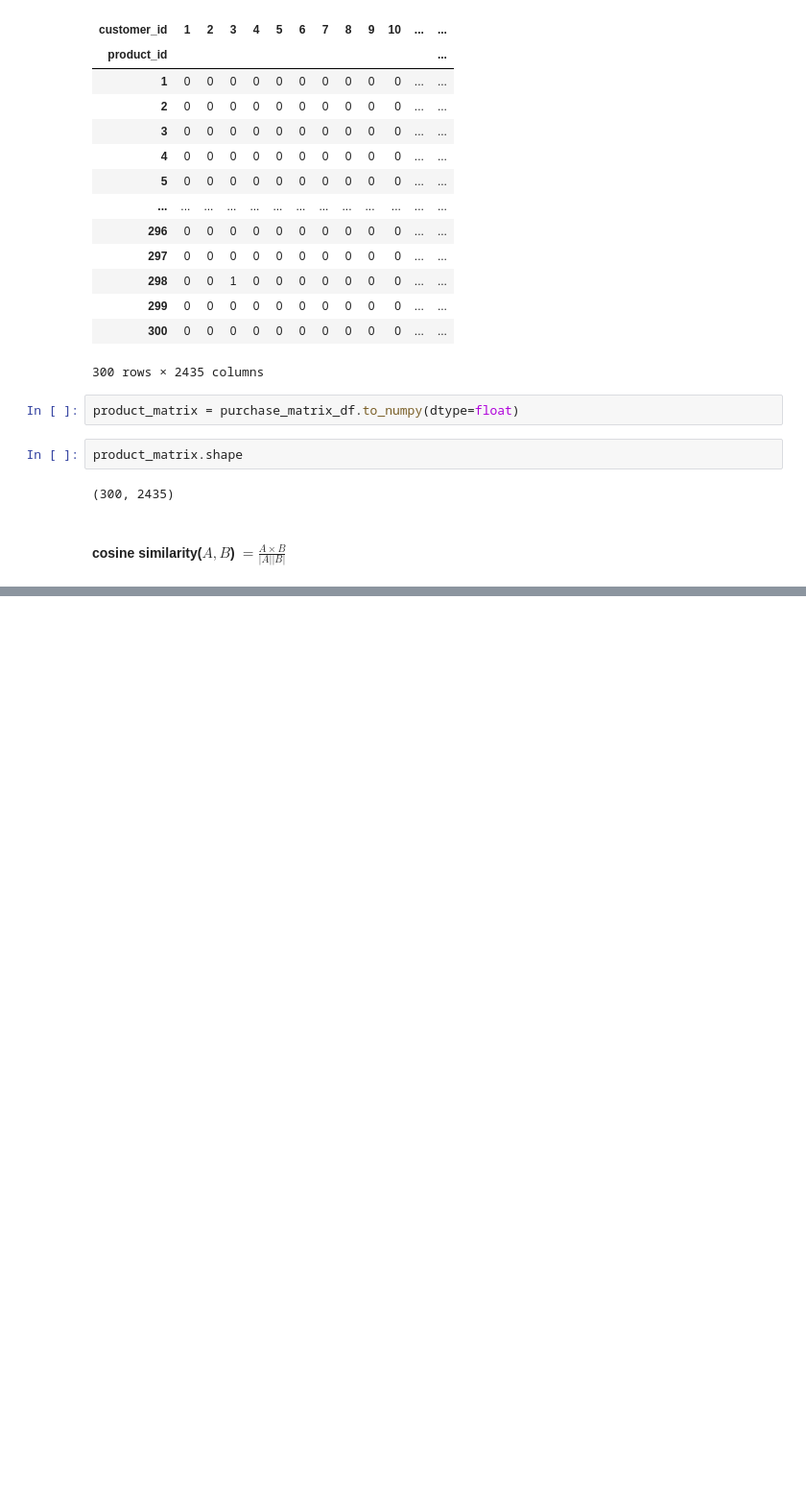
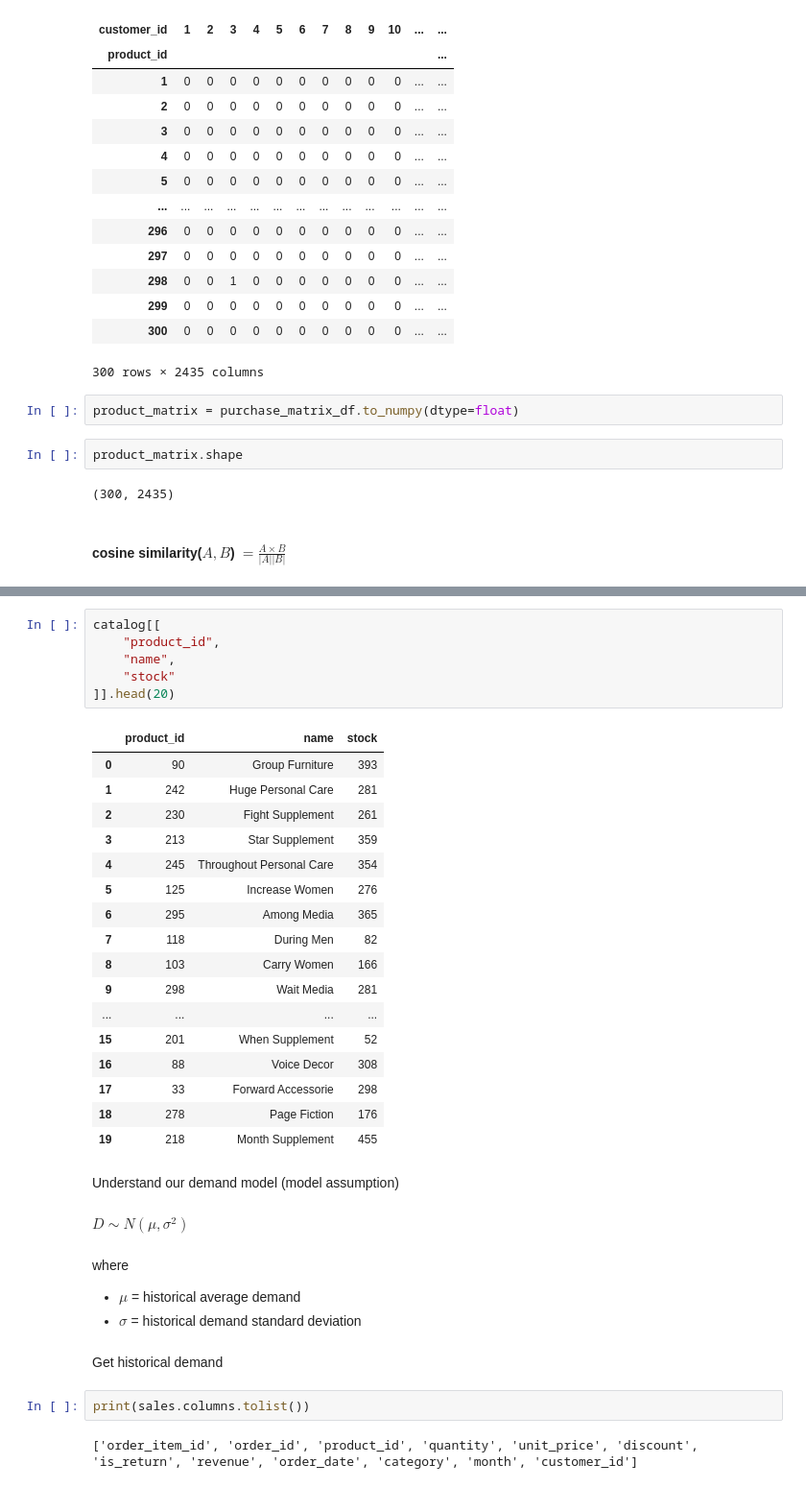
Before and after one commit to Seavmey05/BigData_Final_Project, a Jupyter notebook: Phase 2/phase2+3.ipynb, the cells around one changed output, grey strips where cells are left out. Shown at 96% size. Drawn from its saved outputs; the diff is of its cells as text; blank space fills up the shorter version.

```diff
--- a/Phase 2/phase2+3.ipynb
+++ b/Phase 2/phase2+3.ipynb
@@ -873,0 +1273,38 @@ product_matrix.shape
+# %%
+catalog[[
+    "product_id",
+    "name",
+    "stock"
+]].head(20)
+# %% [output]
+|  | product_id | name | stock |
+| 0 | 90 | Group Furniture | 393 |
+| 1 | 242 | Huge Personal Care | 281 |
+| 2 | 230 | Fight Supplement | 261 |
+| 3 | 213 | Star Supplement | 359 |
+| 4 | 245 | Throughout Personal Care | 354 |
+| 5 | 125 | Increase Women | 276 |
+| 6 | 295 | Among Media | 365 |
+| 7 | 118 | During Men | 82 |
+| 8 | 103 | Carry Women | 166 |
+| 9 | 298 | Wait Media | 281 |
+| ... | ... | ... | ... |
+| 15 | 201 | When Supplement | 52 |
+| 16 | 88 | Voice Decor | 308 |
+| 17 | 33 | Forward Accessorie | 298 |
+| 18 | 278 | Page Fiction | 176 |
+| 19 | 218 | Month Supplement | 455 |
+# %% [markdown]
+Understand our demand model (model assumption)
+# %% [markdown]
+$D \sim N(\mu, \sigma^2)$
+# %% [markdown]
+where <br>
+- $\mu$ = historical average demand
+- $\sigma$ = historical demand standard deviation
+# %% [markdown]
+Get historical demand
+# %%
+print(sales.columns.tolist())
+# %% [output]
+['order_item_id', 'order_id', 'product_id', 'quantity', 'unit_price', 'discount', 'is_return', 'revenue', 'order_date', 'category', 'month', 'customer_id']
```
Also changed, not shown: parts of 113 cells of this notebook.
